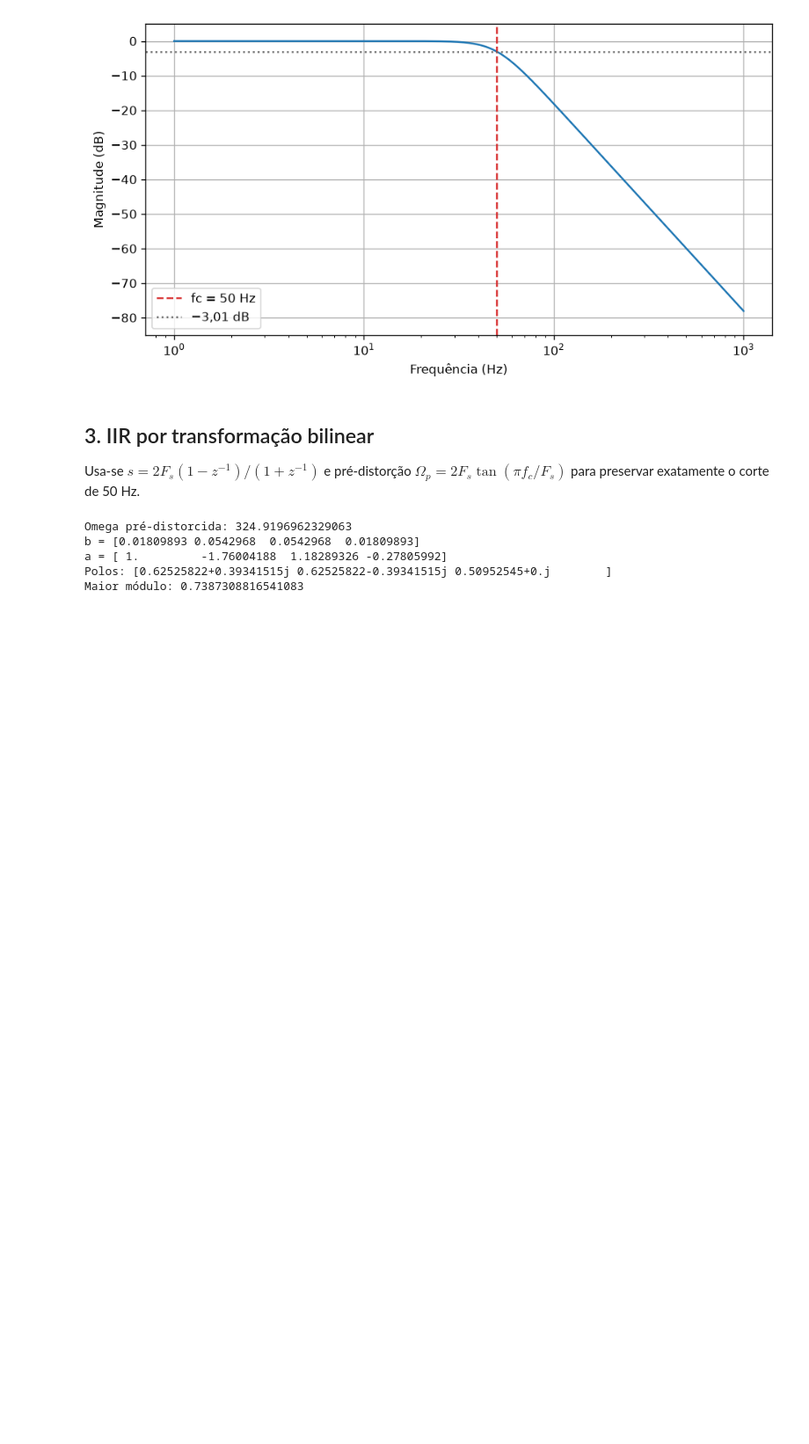
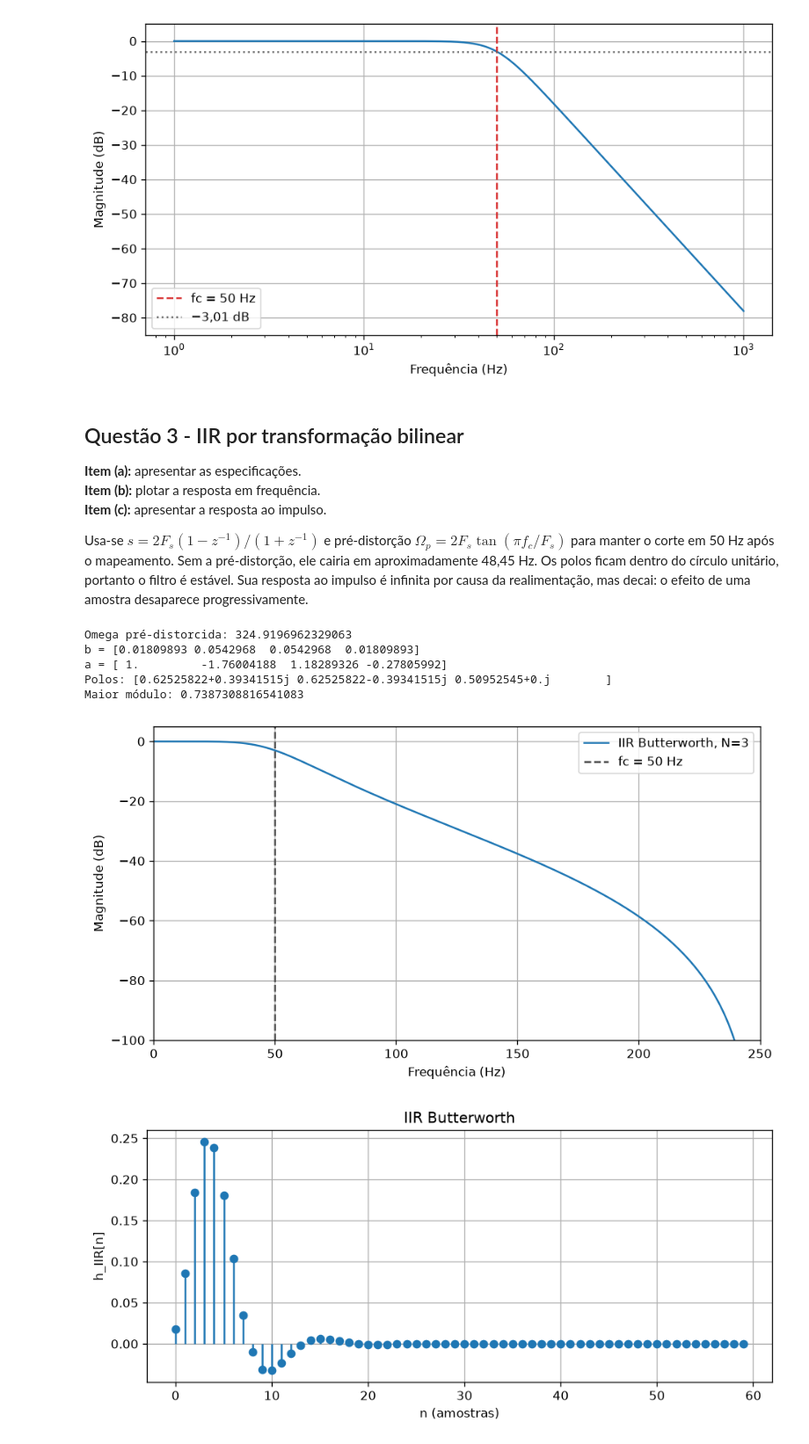
Before and after one commit to josevbrito/digital-signal-processing, a Jupyter notebook: avaliacao_3/PDS_ATV3.ipynb, the cells around one changed output. Shown at 88% size. Drawn from its saved outputs; the diff is of its cells as text; code cells hidden in the pictures; blank space fills up the shorter version.

```diff
--- a/avaliacao_3/PDS_ATV3.ipynb
+++ b/avaliacao_3/PDS_ATV3.ipynb
@@ -44,34 +60,47 @@ Numerador: [31006276.68029982]
 Denominador: [1.00000000e+00 6.28318531e+02 1.97392088e+05 3.10062767e+07]
 [figure]
 # %% [markdown]
-## 3. IIR por transformação bilinear
-Usa-se $s=2F_s(1-z^{-1})/(1+z^{-1})$ e pré-distorção $\Omega_p=2F_s\tan(\pi f_c/F_s)$ para preservar exatamente o corte de 50 Hz.
+## Questão 3 - IIR por transformação bilinear
+**Item (a):** apresentar as especificações.
+**Item (b):** plotar a resposta em frequência.
+**Item (c):** apresentar a resposta ao impulso.
+
+Usa-se $s=2F_s(1-z^{-1})/(1+z^{-1})$ e pré-distorção $\Omega_p=2F_s\tan(\pi f_c/F_s)$ para manter o corte em 50 Hz após o mapeamento. Sem a pré-distorção, ele cairia em aproximadamente 48,45 Hz. Os polos ficam dentro do círculo unitário, portanto o filtro é estável. Sua resposta ao impulso é infinita por causa da realimentação, mas decai: o efeito de uma amostra desaparece progressivamente.
 # %%
 def butterworth_bilinear(fs=FS, fc=FC):
     wp = float(2*fs*np.tan(np.pi*fc/fs)); k = float(2*fs)
     p, m = np.poly1d([1.,1.]), np.poly1d([-1.,1.])  # 1+q e 1-q, q=z^-1
     den = (m**3)*k**3 + (m**2*p)*(2*wp*k**2) + (m*p**2)*(2*wp**2*k) + (p**3)*wp**3
     num = (p**3)*wp**3
     a, b = np.asarray(den.c)[::-1], np.asarray(num.c)[::-1]
     return b/a[0], a/a[0], wp
 def resposta_frequencia(b, a=(1.,), fs=FS, pontos=8192):
     b, a = np.asarray(b), np.asarray(a); f = np.linspace(0,fs/2,pontos); w = 2*np.pi*f/fs
     Eb = np.exp(-1j*np.outer(w,np.arange(len(b)))); Ea = np.exp(-1j*np.outer(w,np.arange(len(a))))
     return f, (Eb@b)/(Ea@a)
 def filtrar(b, a, x):
     b, a, x = np.asarray(b), np.asarray(a), np.asarray(x); y = np.zeros(len(x))
     for n in range(len(x)):
         for k in range(min(len(b),n+1)): y[n] += b[k]*x[n-k]
         for k in range(1,min(len(a),n+1)): y[n] -= a[k]*y[n-k]
         y[n] /= a[0]
     return y
 b_iir, a_iir, omega_pre = butterworth_bilinear()
 print('Omega pré-distorcida:', omega_pre); print('b =',b_iir); print('a =',a_iir)
 print('Polos:',np.roots(a_iir)); print('Maior módulo:',max(abs(np.roots(a_iir))))
+f,H_iir=resposta_frequencia(b_iir,a_iir)
+fig,ax=plt.subplots(figsize=(8,4.3)); ax.plot(f,20*np.log10(np.maximum(abs(H_iir),1e-8)),label='IIR Butterworth, N=3')
+ax.axvline(FC,color='.3',ls='--',label='fc = 50 Hz'); ax.set(xlabel='Frequência (Hz)',ylabel='Magnitude (dB)',xlim=(0,250),ylim=(-100,5)); ax.legend(); fig.tight_layout()
+fig.savefig(OUT/'resposta_frequencia_iir.png'); plt.show()
+impulso=np.r_[1.,np.zeros(119)]; h_iir=filtrar(b_iir,a_iir,impulso)
+fig,ax=plt.subplots(figsize=(8,3.8)); ax.stem(np.arange(60),h_iir[:60],basefmt=' '); ax.set(title='IIR Butterworth',xlabel='n (amostras)',ylabel='h_IIR[n]')
+fig.tight_layout(); fig.savefig(OUT/'resposta_impulso_iir.png'); plt.show()
 # %% [output]
 Omega pré-distorcida: 324.9196962329063
 b = [0.01809893 0.0542968  0.0542968  0.01809893]
 a = [ 1.         -1.76004188  1.18289326 -0.27805992]
 Polos: [0.62525822+0.39341515j 0.62525822-0.39341515j 0.50952545+0.j        ]
 Maior módulo: 0.7387308816541083
+[figure, added]
+[figure, added]
 # %% [markdown]
```
Also changed, not shown: parts of 9 cells of this notebook, 9 other files.
